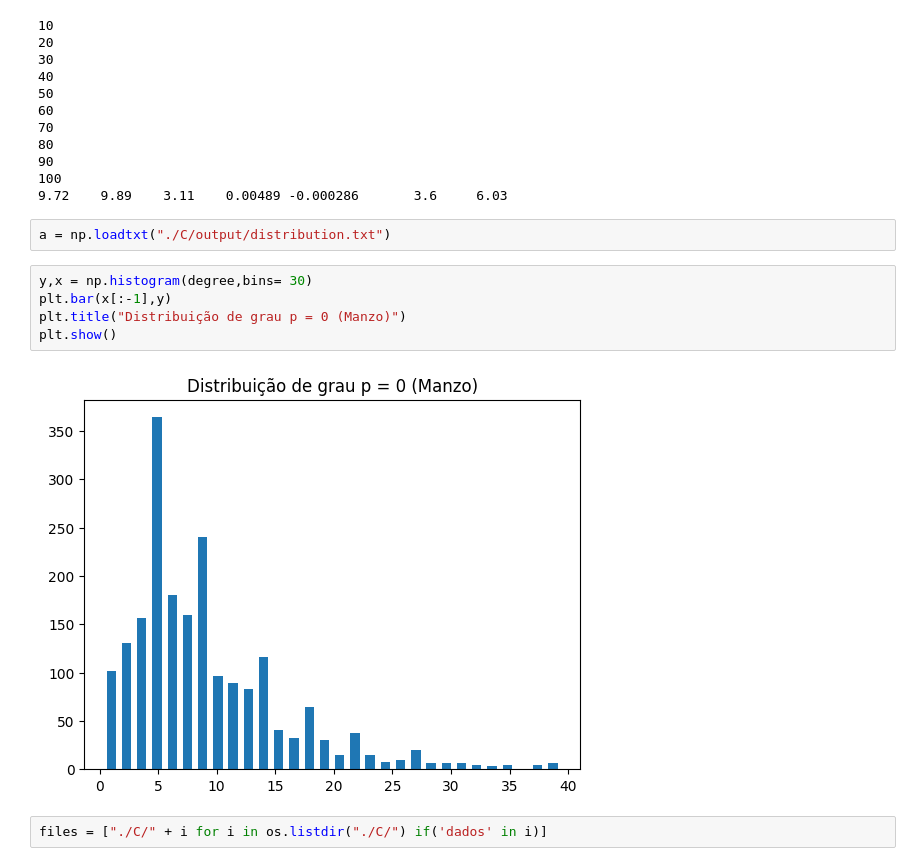
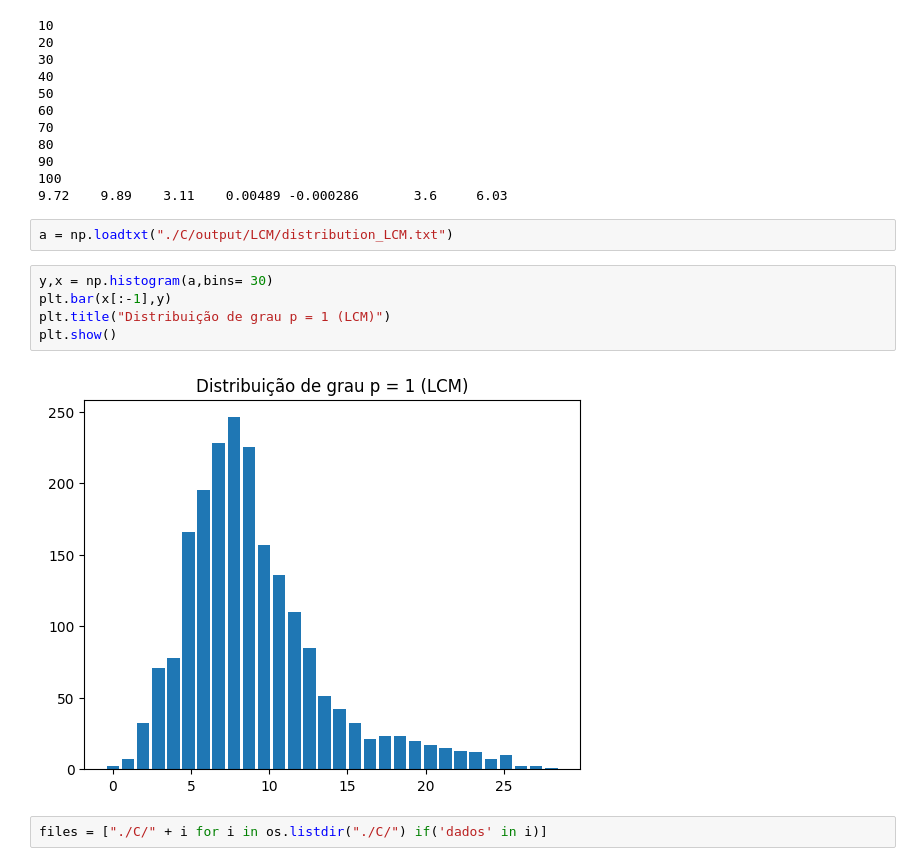
Before and after one commit to intcarlosmiguel/pesquisa_mestrado, a Jupyter notebook: rede.ipynb, the cells around one changed output. Saved outputs shown, nothing was run; the diff lists cells and outputs as text.

```diff
--- a/rede.ipynb
+++ b/rede.ipynb
@@ -68,14 +55,14 @@ ER(degree,100)
 100
 9.72    9.89    3.11    0.00489 -0.000286       3.6     6.03
 # %%
-a = np.loadtxt("./C/output/distribution.txt")
+a = np.loadtxt("./C/output/LCM/distribution_LCM.txt")
 # %%
-y,x = np.histogram(degree,bins= 30)
+y,x = np.histogram(a,bins= 30)
 plt.bar(x[:-1],y)
-plt.title("Distribuição de grau p = 0 (Manzo)")
+plt.title("Distribuição de grau p = 1 (LCM)")
 plt.show()
 # %% [output]
-[figure, old version]
+[figure, new version]
 # %%
 files = ["./C/" + i for i in os.listdir("./C/") if('dados' in i)]
 # %%
```
Also changed, not shown: parts of 5 cells of this notebook, 17 other files.
